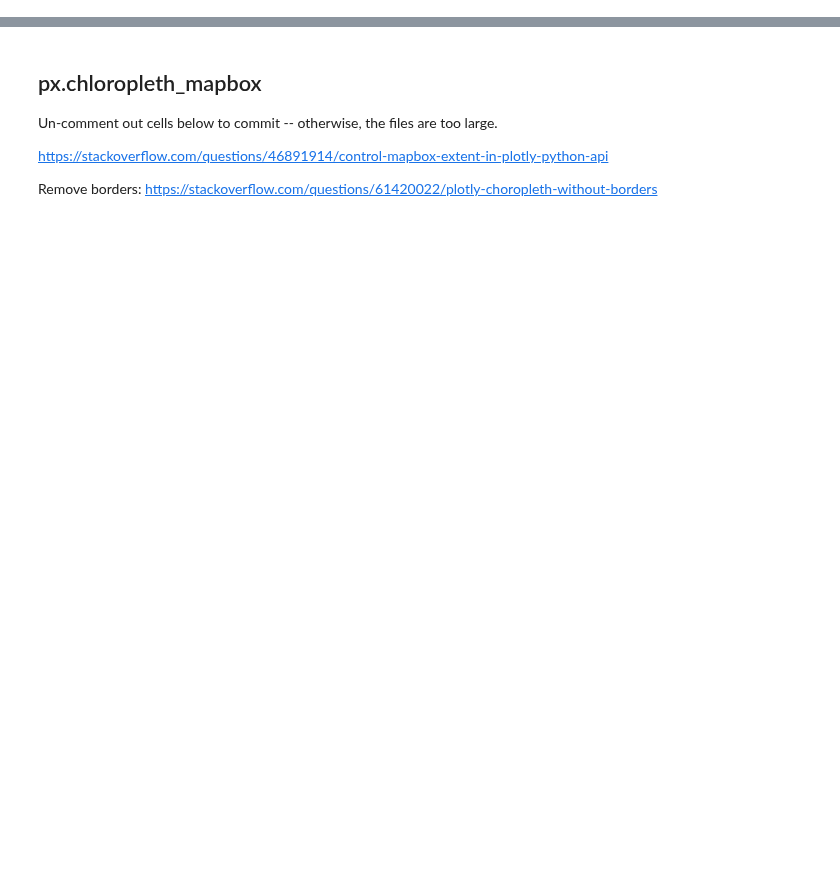
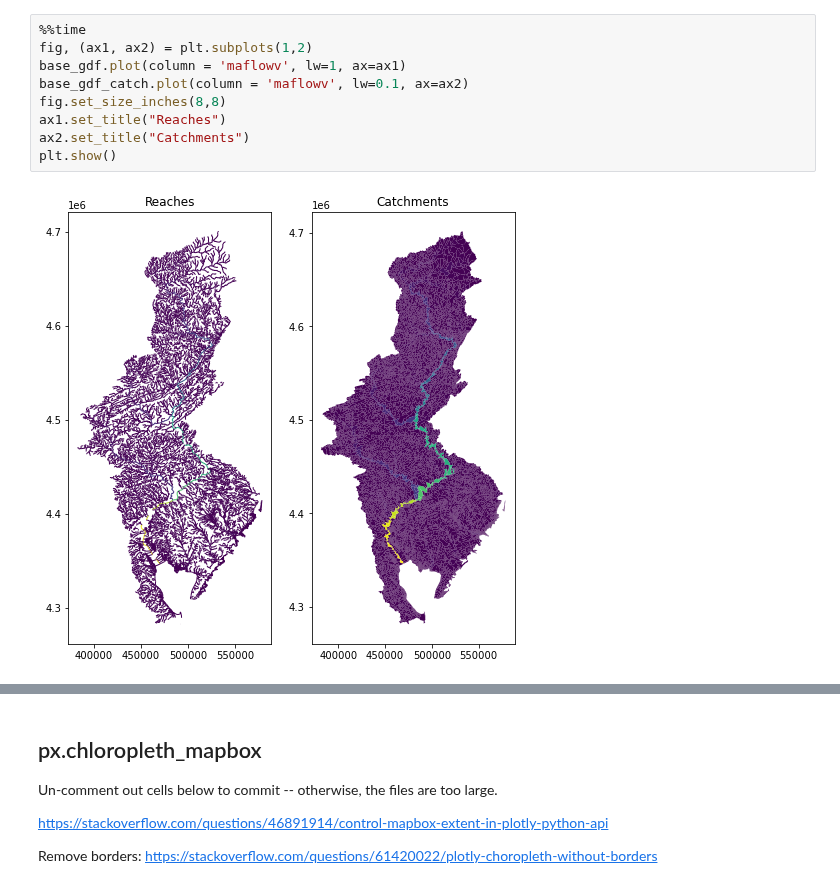
Before and after one commit to TheAcademyofNaturalSciences/WikiSRATMicroService, a Jupyter notebook: WikiSRAT_AnalysisViz.ipynb, the cells around one changed output, grey strips where cells are left out. Drawn from its saved outputs; the diff is of its cells as text; blank space fills up the shorter version.

```diff
--- a/WikiSRAT_AnalysisViz.ipynb
+++ b/WikiSRAT_AnalysisViz.ipynb
@@ -234,0 +75,11 @@ Wall time: 4.4 s
+# %%
+%%time
+fig, (ax1, ax2) = plt.subplots(1,2)
+base_gdf.plot(column = 'maflowv', lw=1, ax=ax1)
+base_gdf_catch.plot(column = 'maflowv', lw=0.1, ax=ax2)
+fig.set_size_inches(8,8)
+ax1.set_title("Reaches")
+ax2.set_title("Catchments")
+plt.show()
+# %% [output]
+[figure, added]
```
Also changed, not shown: parts of 54 cells of this notebook, 7 other files.
